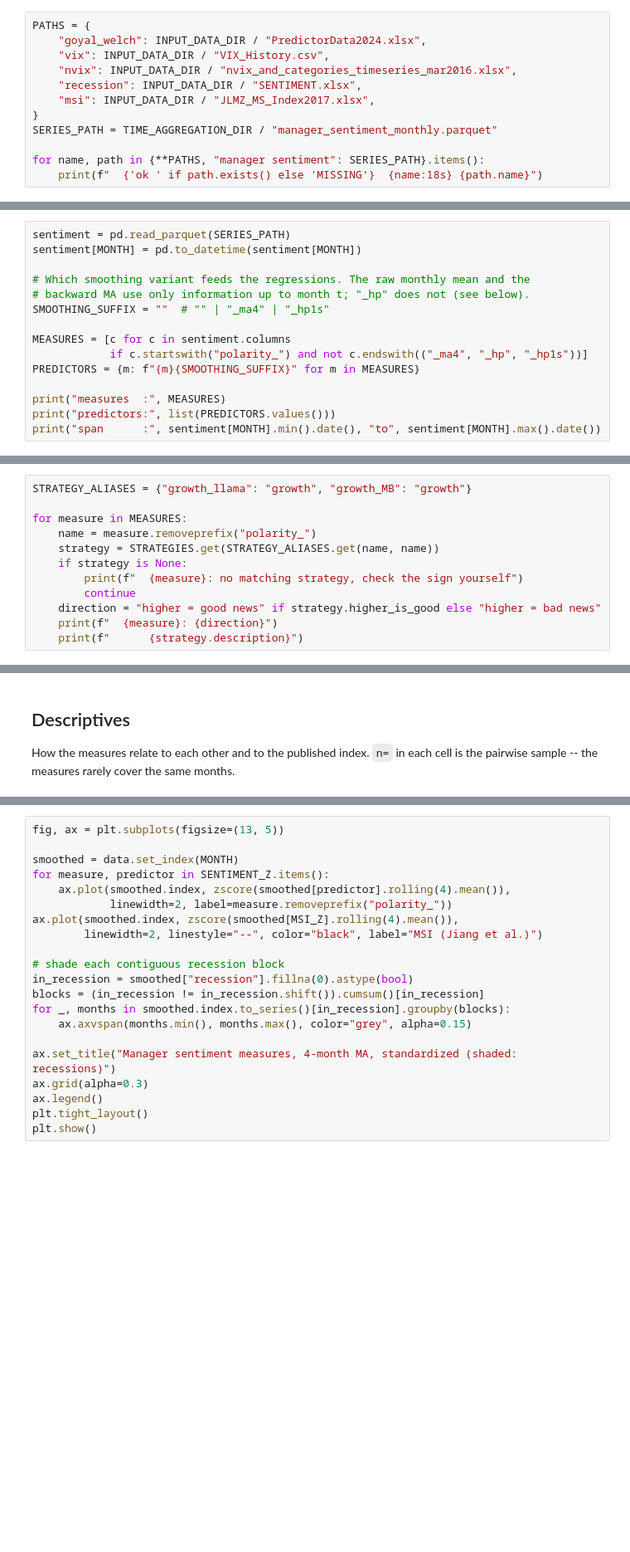
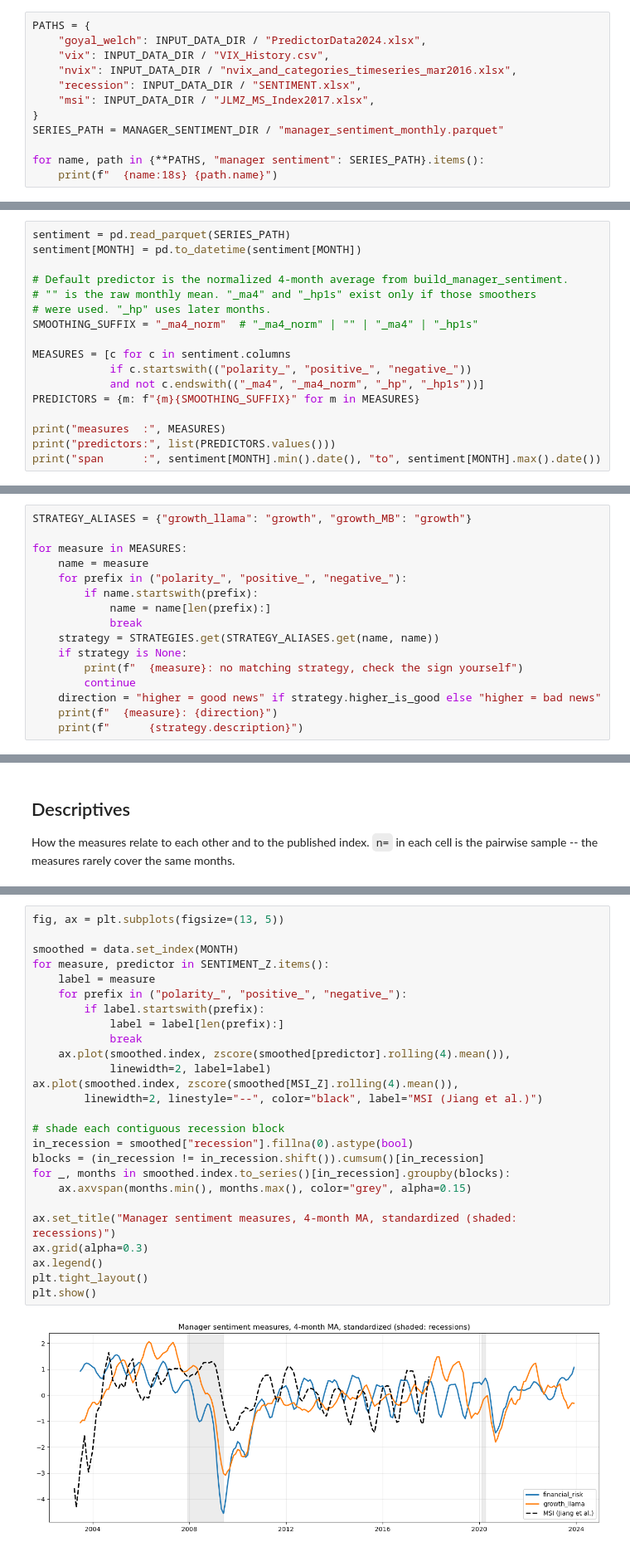
Before and after one commit to fabianslo108/manager_sentiment, a Jupyter notebook: code/analysis/macro_predictive_regressions.ipynb, the cells around one changed output, grey strips where cells are left out. Shown at 83% size. Drawn from its saved outputs; the diff is of its cells as text; blank space fills up the shorter version.

Commit message:
checked regressions notebooks

```diff
--- a/code/analysis/macro_predictive_regressions.ipynb
+++ b/code/analysis/macro_predictive_regressions.ipynb
@@ -70,7 +71,7 @@ PATHS = {
     "recession": INPUT_DATA_DIR / "SENTIMENT.xlsx",
     "msi": INPUT_DATA_DIR / "JLMZ_MS_Index2017.xlsx",
 }
-SERIES_PATH = TIME_AGGREGATION_DIR / "manager_sentiment_monthly.parquet"
+SERIES_PATH = MANAGER_SENTIMENT_DIR / "manager_sentiment_monthly.parquet"
 
 for name, path in {**PATHS, "manager sentiment": SERIES_PATH}.items():
-    print(f"  {'ok ' if path.exists() else 'MISSING'}  {name:18s} {path.name}")
+    print(f"  {name:18s} {path.name}")
@@ -78,12 +86,14 @@ for name, path in {**PATHS, "manager sentiment": SERIES_PATH}.items():
 sentiment = pd.read_parquet(SERIES_PATH)
 sentiment[MONTH] = pd.to_datetime(sentiment[MONTH])
 
-# Which smoothing variant feeds the regressions. The raw monthly mean and the
-# backward MA use only information up to month t; "_hp" does not (see below).
-SMOOTHING_SUFFIX = ""  # "" | "_ma4" | "_hp1s"
+# Default predictor is the normalized 4-month average from build_manager_sentiment.
+# "" is the raw monthly mean. "_ma4" and "_hp1s" exist only if those smoothers
+# were used. "_hp" uses later months.
+SMOOTHING_SUFFIX = "_ma4_norm"  # "_ma4_norm" | "" | "_ma4" | "_hp1s"
 
 MEASURES = [c for c in sentiment.columns
-            if c.startswith("polarity_") and not c.endswith(("_ma4", "_hp", "_hp1s"))]
+            if c.startswith(("polarity_", "positive_", "negative_"))
+            and not c.endswith(("_ma4", "_ma4_norm", "_hp", "_hp1s"))]
 PREDICTORS = {m: f"{m}{SMOOTHING_SUFFIX}" for m in MEASURES}
 
 print("measures  :", MEASURES)
@@ -100,7 +114,11 @@ risk, i.e. good news -- the same direction as growth sentiment. No flip needed.
 STRATEGY_ALIASES = {"growth_llama": "growth", "growth_MB": "growth"}
 
 for measure in MEASURES:
-    name = measure.removeprefix("polarity_")
+    name = measure
+    for prefix in ("polarity_", "positive_", "negative_"):
+        if name.startswith(prefix):
+            name = name[len(prefix):]
+            break
     strategy = STRATEGIES.get(STRATEGY_ALIASES.get(name, name))
     if strategy is None:
         print(f"  {measure}: no matching strategy, check the sign yourself")
@@ -163,24 +233,31 @@ ec.correlation_with_pvalues(data, [*SENTIMENT_Z.values(), MSI_Z, VIX_Z, NVIX_Z])
 # %%
 fig, ax = plt.subplots(figsize=(13, 5))
 
 smoothed = data.set_index(MONTH)
 for measure, predictor in SENTIMENT_Z.items():
+    label = measure
+    for prefix in ("polarity_", "positive_", "negative_"):
+        if label.startswith(prefix):
+            label = label[len(prefix):]
+            break
     ax.plot(smoothed.index, zscore(smoothed[predictor].rolling(4).mean()),
-            linewidth=2, label=measure.removeprefix("polarity_"))
+            linewidth=2, label=label)
 ax.plot(smoothed.index, zscore(smoothed[MSI_Z].rolling(4).mean()),
         linewidth=2, linestyle="--", color="black", label="MSI (Jiang et al.)")
 
 # shade each contiguous recession block
 in_recession = smoothed["recession"].fillna(0).astype(bool)
 blocks = (in_recession != in_recession.shift()).cumsum()[in_recession]
 for _, months in smoothed.index.to_series()[in_recession].groupby(blocks):
     ax.axvspan(months.min(), months.max(), color="grey", alpha=0.15)
 
 ax.set_title("Manager sentiment measures, 4-month MA, standardized (shaded: recessions)")
 ax.grid(alpha=0.3)
 ax.legend()
 plt.tight_layout()
 plt.show()
+# %% [output]
+[figure, added]
 # %% [markdown]
 ## Predictive regressions
 
```
Also changed, not shown: parts of 23 cells of this notebook, 20 other files.
